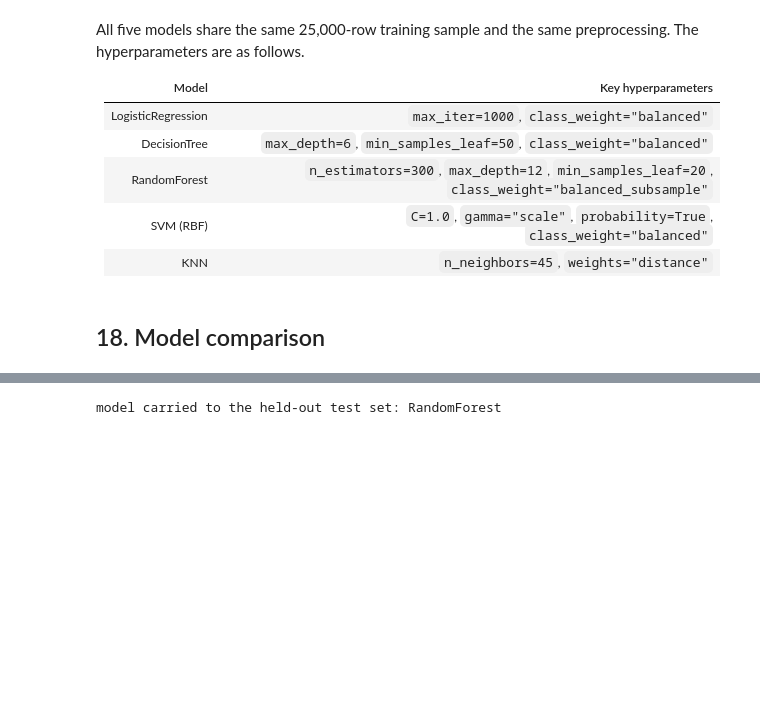
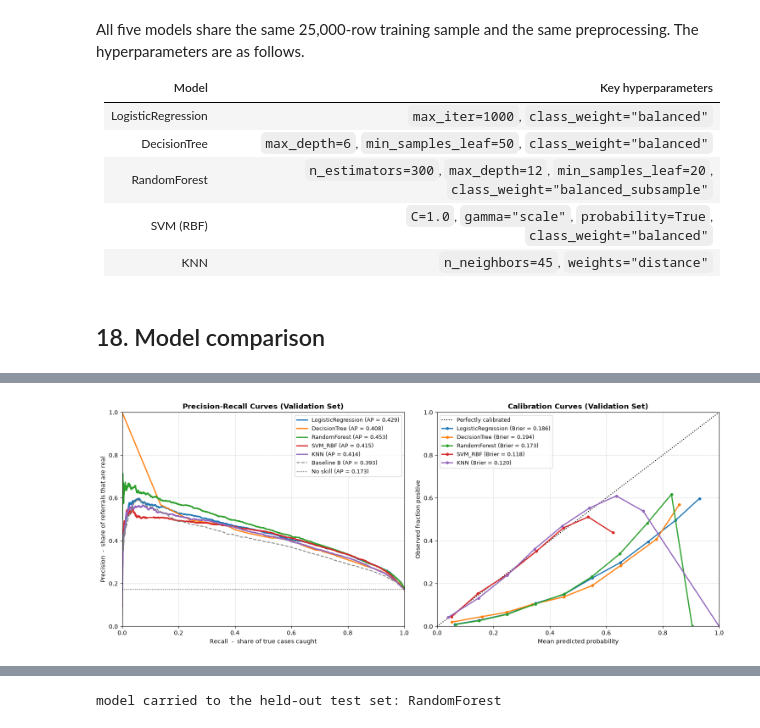
Before and after one commit to Nitditto/Intelligent_system, a Jupyter notebook: assignment_02/diabetes/notebook/diabetes.ipynb, the cells around one changed output, grey strips where cells are left out. Drawn from its saved outputs; the diff is of its cells as text; code cells hidden in the pictures; blank space fills up the shorter version.

```diff
--- a/assignment_02/diabetes/notebook/diabetes.ipynb
+++ b/assignment_02/diabetes/notebook/diabetes.ipynb
@@ -972,0 +1017,54 @@ baseline B (3-feature LogReg) ROC-AUC for reference: 0.77
+# %%
+# --- Second comparison view: probability quality, not just ranking ----------
+# The figure above ranks models by how well they *order* respondents (ROC + the
+# headline metrics). The deployed service also (a) works on a minority class of
+# about one in six and (b) shows the raw score to the user as "11%" and bands it
+# at 0.30 / 0.50, so two more views matter: precision-recall and calibration.
+from sklearn.metrics import (precision_recall_curve, average_precision_score,
+                             brier_score_loss)
+from sklearn.calibration import calibration_curve
+
+prevalence = float(y_val.mean())
+fig, axes = plt.subplots(1, 2, figsize=(15, 6))
+
+# Subplot 1: precision-recall (the honest curve under class imbalance)
+for name, pipe in fitted.items():
+    pb = pipe.predict_proba(X_val)[:, 1]
+    prec, rec, _ = precision_recall_curve(y_val, pb)
+    ap = average_precision_score(y_val, pb)
+    axes[0].plot(rec, prec, linewidth=2, label=f"{name} (AP = {ap:.3f})")
+
+pb_cheap = base_cheap.predict_proba(X_val[CHEAP])[:, 1]
+prec_c, rec_c, _ = precision_recall_curve(y_val, pb_cheap)
+axes[0].plot(rec_c, prec_c, "--", color="gray", linewidth=1.5,
+             label=f"Baseline B (AP = {average_precision_score(y_val, pb_cheap):.3f})")
+axes[0].axhline(prevalence, color="k", linestyle=":", linewidth=1,
+                label=f"No skill (AP = {prevalence:.3f})")
+axes[0].set_title("Precision-Recall Curves (Validation Set)", fontsize=12, fontweight="bold")
+axes[0].set_xlabel("Recall  -  share of true cases caught", fontsize=10)
+axes[0].set_ylabel("Precision  -  share of referrals that are real", fontsize=10)
+axes[0].set_xlim(0, 1)
+axes[0].set_ylim(0, 1)
+axes[0].grid(True, linestyle="--", alpha=0.5)
+axes[0].legend(loc="upper right", fontsize=9)
+
+# Subplot 2: calibration (do the probabilities mean what they say?)
+axes[1].plot([0, 1], [0, 1], "k:", label="Perfectly calibrated")
+for name, pipe in fitted.items():
+    pb = pipe.predict_proba(X_val)[:, 1]
+    frac_pos, mean_pred = calibration_curve(y_val, pb, n_bins=10)
+    brier = brier_score_loss(y_val, pb)
+    axes[1].plot(mean_pred, frac_pos, "o-", linewidth=2, markersize=4,
+                 label=f"{name} (Brier = {brier:.3f})")
+axes[1].set_title("Calibration Curves (Validation Set)", fontsize=12, fontweight="bold")
+axes[1].set_xlabel("Mean predicted probability", fontsize=10)
+axes[1].set_ylabel("Observed fraction positive", fontsize=10)
+axes[1].set_xlim(0, 1)
+axes[1].set_ylim(0, 1)
+axes[1].grid(True, linestyle="--", alpha=0.5)
+axes[1].legend(loc="upper left", fontsize=9)
+
+plt.tight_layout()
+plt.show()
+# %% [output]
+[figure, added]
```
Also changed, not shown: parts of 3 cells of this notebook, 12 other files.
